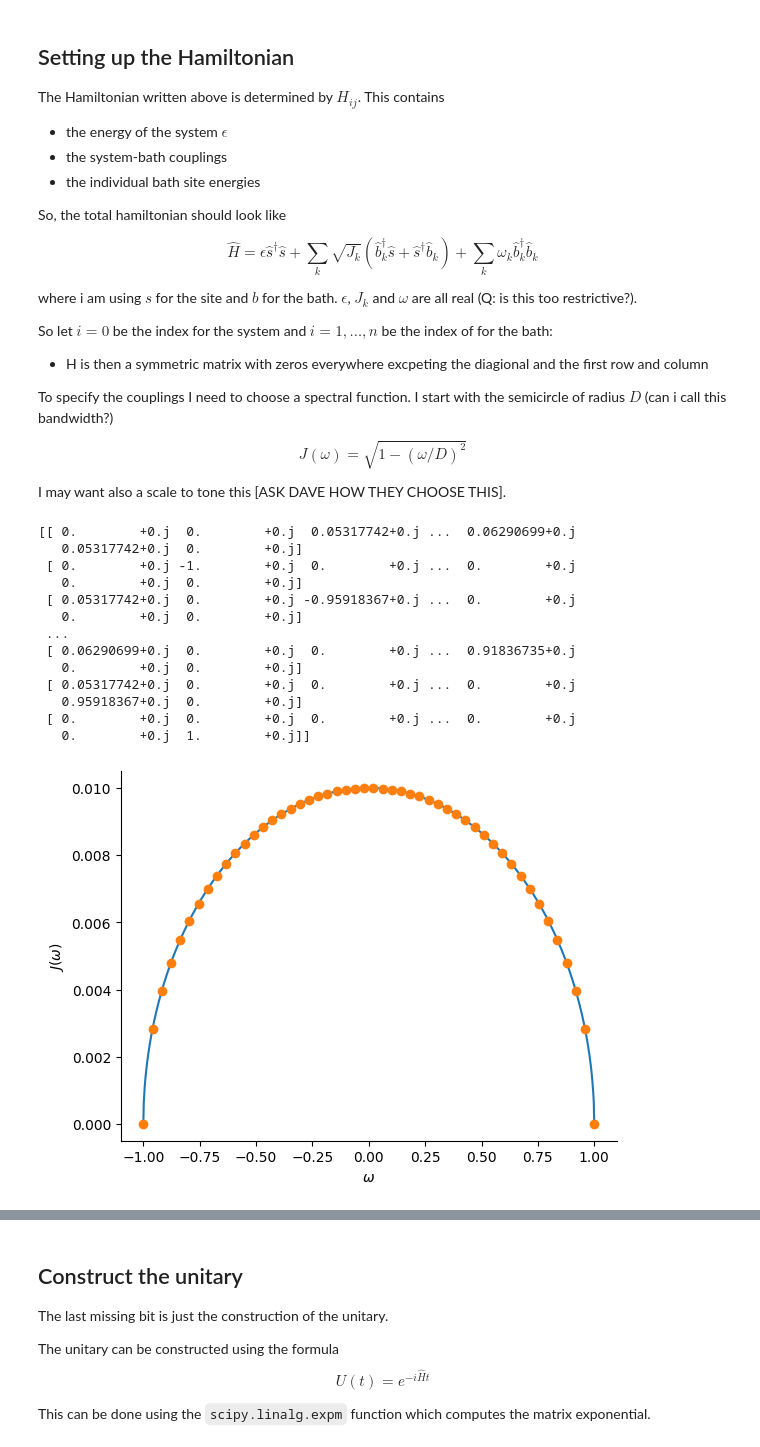
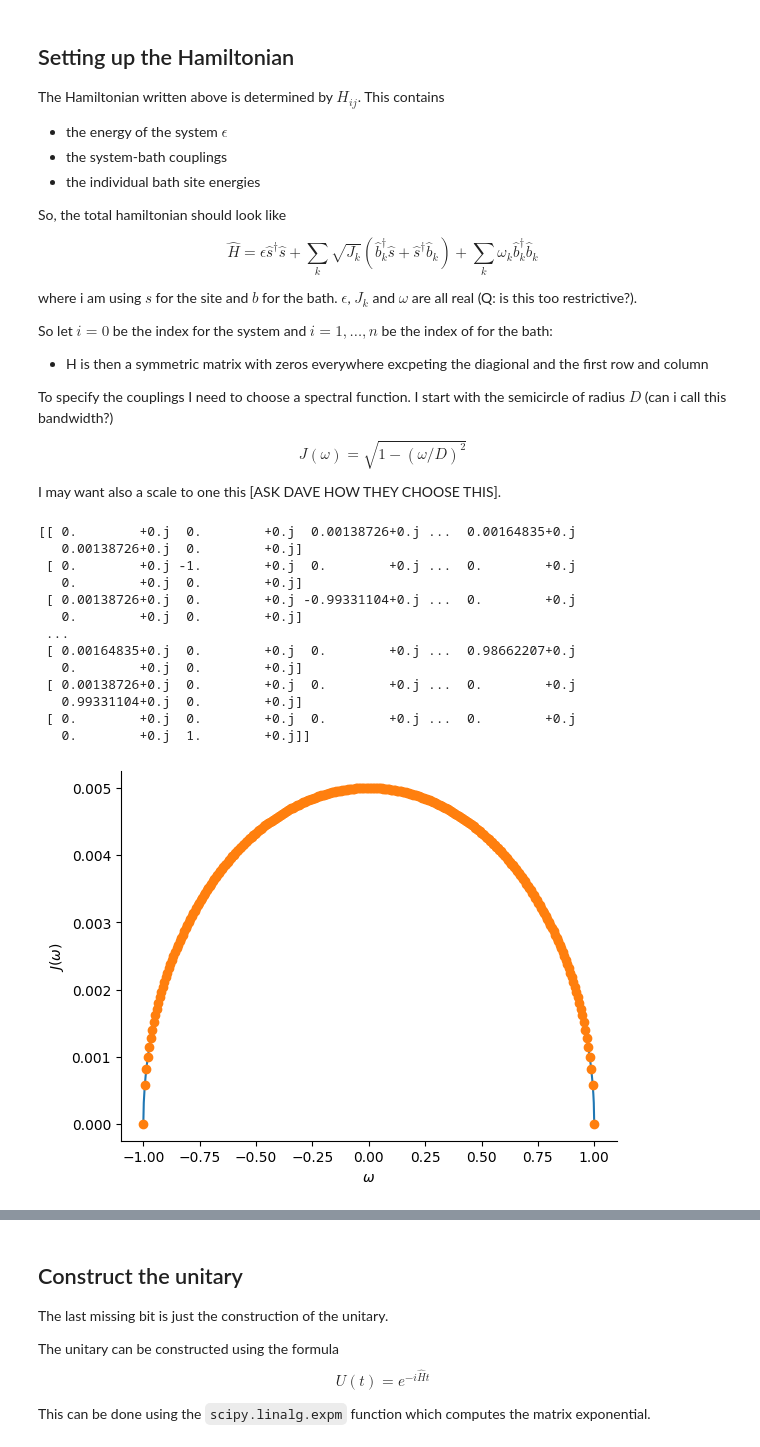
Before and after one commit to FTurci/AgeingManyBodyQuantumSys, a Jupyter notebook: basic-1site-bath.ipynb, the cells around one changed output, grey strips where cells are left out. Drawn from its saved outputs; the diff is of its cells as text; code cells hidden in the pictures.

Commit message:
daves

```diff
--- a/basic-1site-bath.ipynb
+++ b/basic-1site-bath.ipynb
@@ -66,52 +66,53 @@ To specify the couplings I need to choose a spectral function. I start with the
 
 $$J(\omega) = \sqrt{1- (\omega/D)^2}$$
 
-I may want also a scale to tone this [ASK DAVE HOW THEY CHOOSE THIS].
+I may want also a scale to one this [ASK DAVE HOW THEY CHOOSE THIS].
 # %%
 import numpy as np
 import matplotlib.pyplot as plt
 
-def J(omega, prefactor=0.01,D=1):
+def J(omega, prefactor=0.005,D=1):
     "Spectral function of choice"
     return prefactor*np.sqrt(1.-(omega/D)**2)
 
-n = 50 # an arbitrary choice for now
+n = 300 # an arbitrary choice for now, not too large
 N  = n+1
 
 H = np.zeros((N,N),dtype=np.complex128)
 epsilon = 0.0 # our scale of energies
 
 D = 1.0 # choice of the bandwidth
 omegas = np.linspace(-D, D,n) #discretisation of the bath
 Js = J(omegas,D=D)
 
 # first column
-H[1:,0] = np.sqrt(Js)
+# scaled for correct thermodynamic limit, since the rates depend on j_i^2
+H[1:,0] = np.sqrt(Js)/np.sqrt(n)
 # first row
-H[0,1:] = np.sqrt(Js)
+H[0,1:] = np.sqrt(Js)/np.sqrt(n)
 # diagonal
 np.fill_diagonal(H, [epsilon]+list(omegas))
 print(H)
 # plot the spectral function and its discretisation
 _x = np.linspace(omegas.min(),omegas.max(),1000)
 plt.plot(_x, J(_x))
 plt.plot(omegas, Js, 'o')
 plt.gca().set(xlabel="$\omega$", ylabel="$J(\omega)$");
 # %% [output]
-[[ 0.        +0.j  0.        +0.j  0.05317742+0.j ...  0.06290699+0.j
-   0.05317742+0.j  0.        +0.j]
+[[ 0.        +0.j  0.        +0.j  0.00138726+0.j ...  0.00164835+0.j
+   0.00138726+0.j  0.        +0.j]
  [ 0.        +0.j -1.        +0.j  0.        +0.j ...  0.        +0.j
    0.        +0.j  0.        +0.j]
- [ 0.05317742+0.j  0.        +0.j -0.95918367+0.j ...  0.        +0.j
+ [ 0.00138726+0.j  0.        +0.j -0.99331104+0.j ...  0.        +0.j
    0.        +0.j  0.        +0.j]
  ...
- [ 0.06290699+0.j  0.        +0.j  0.        +0.j ...  0.91836735+0.j
+ [ 0.00164835+0.j  0.        +0.j  0.        +0.j ...  0.98662207+0.j
    0.        +0.j  0.        +0.j]
- [ 0.05317742+0.j  0.        +0.j  0.        +0.j ...  0.        +0.j
-   0.95918367+0.j  0.        +0.j]
+ [ 0.00138726+0.j  0.        +0.j  0.        +0.j ...  0.        +0.j
+   0.99331104+0.j  0.        +0.j]
  [ 0.        +0.j  0.        +0.j  0.        +0.j ...  0.        +0.j
    0.        +0.j  1.        +0.j]]
-[figure, old version]
+[figure, new version]
 # %% [markdown]
 ## Setting up the initial state
 
```
Also changed, not shown: parts of 17 cells of this notebook, 31 other files.
